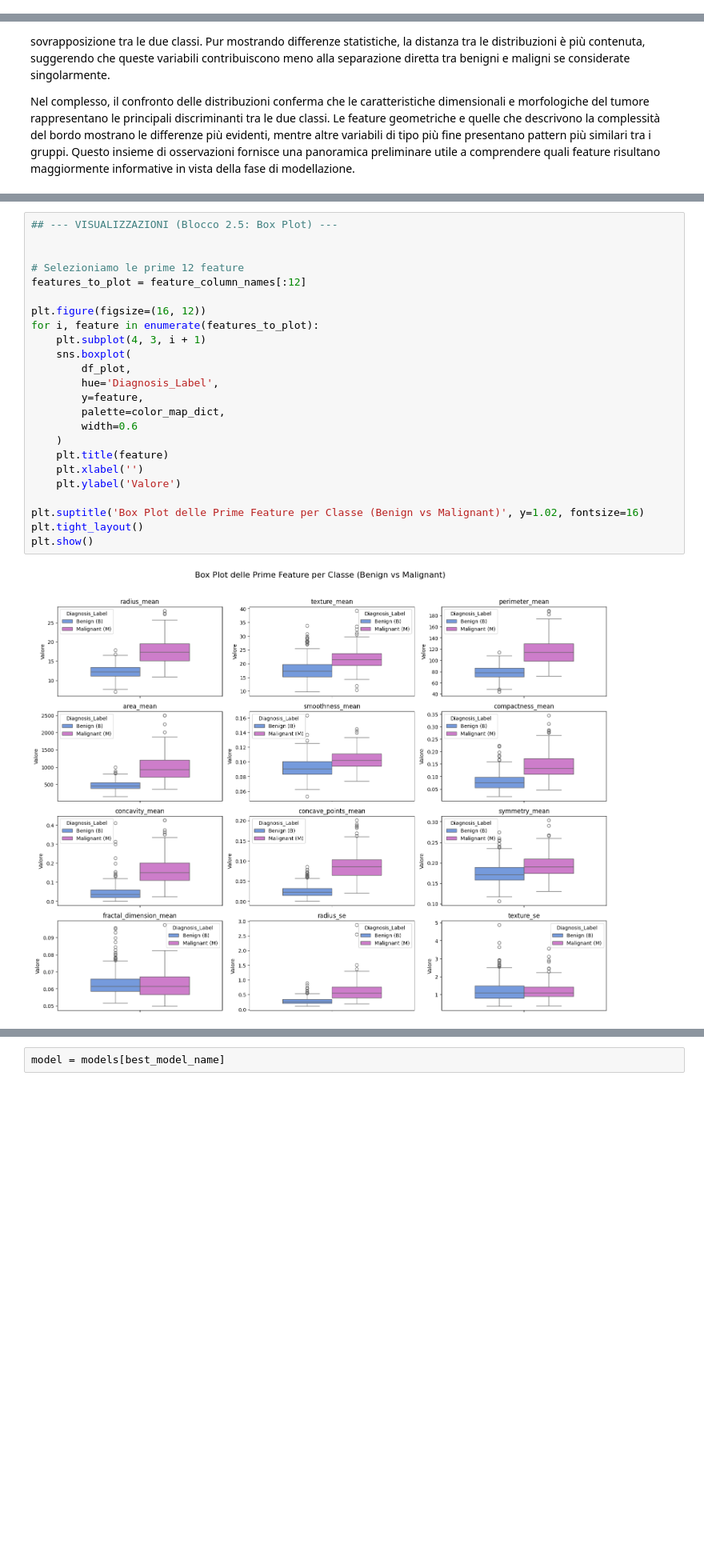
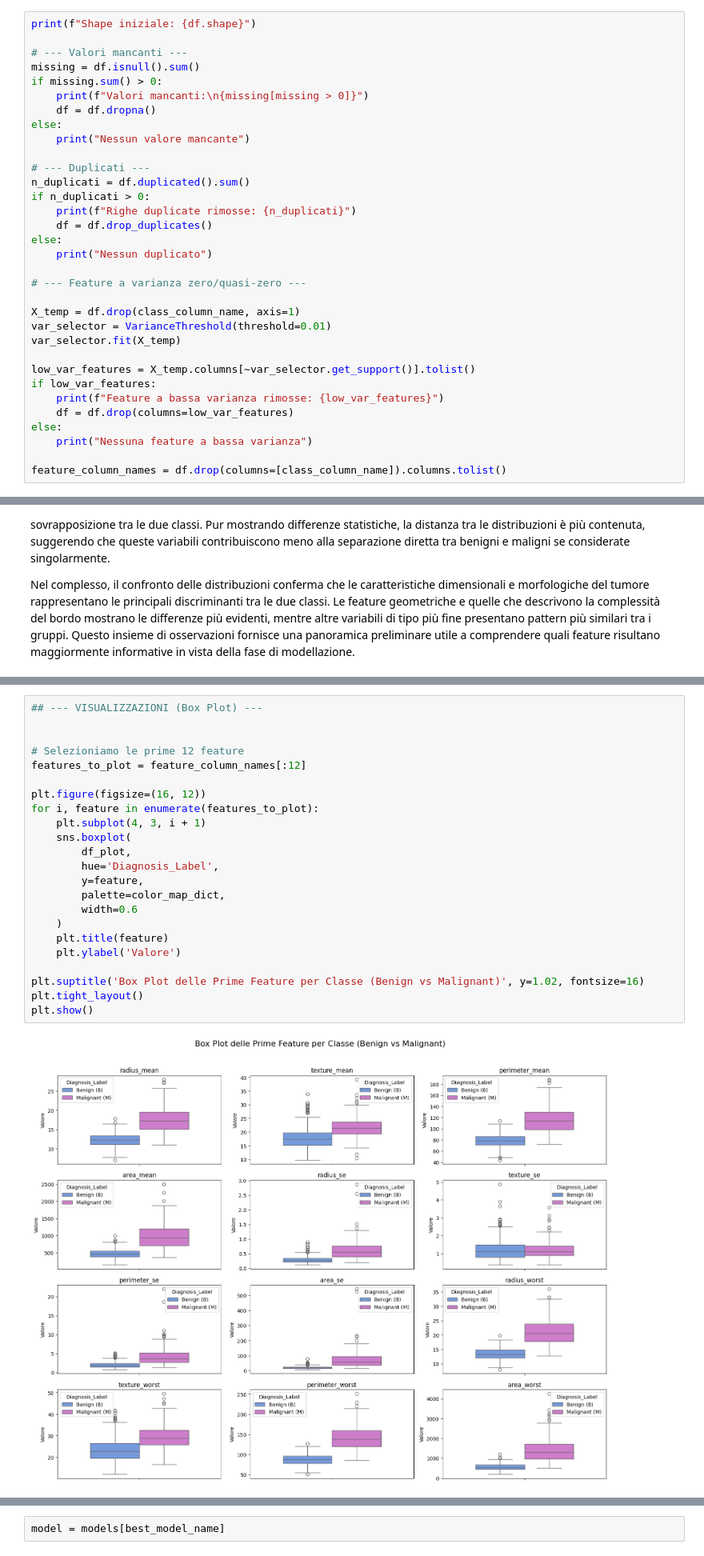
Before and after one commit to Pandanna/Data-Mining-Project, a Jupyter notebook: Cancer_dataset.ipynb, the cells around one changed output, grey strips where cells are left out. Shown at 80% size. Saved outputs shown, nothing was run; the diff lists cells and outputs as text; blank space fills up the shorter version.

```diff
--- a/Cancer_dataset.ipynb
+++ b/Cancer_dataset.ipynb
@@ -110,0 +108,33 @@ Name: count, dtype: int64
+# %%
+print(f"Shape iniziale: {df.shape}")
+
+# --- Valori mancanti ---
+missing = df.isnull().sum()
+if missing.sum() > 0:
+    print(f"Valori mancanti:\n{missing[missing > 0]}")
+    df = df.dropna()
+else:
+    print("Nessun valore mancante")
+
+# --- Duplicati ---
+n_duplicati = df.duplicated().sum()
+if n_duplicati > 0:
+    print(f"Righe duplicate rimosse: {n_duplicati}")
+    df = df.drop_duplicates()
+else:
+    print("Nessun duplicato")
+
+# --- Feature a varianza zero/quasi-zero ---
+
+X_temp = df.drop(class_column_name, axis=1)
+var_selector = VarianceThreshold(threshold=0.01)
+var_selector.fit(X_temp)
+
+low_var_features = X_temp.columns[~var_selector.get_support()].tolist()
+if low_var_features:
+    print(f"Feature a bassa varianza rimosse: {low_var_features}")
+    df = df.drop(columns=low_var_features)
+else:
+    print("Nessuna feature a bassa varianza")
+
+feature_column_names = df.drop(columns=[class_column_name]).columns.tolist()
@@ -205,29 +240,28 @@ Nel complesso, il confronto delle distribuzioni conferma che le caratteristiche
 # %%
-## --- VISUALIZZAZIONI (Blocco 2.5: Box Plot) ---
+## --- VISUALIZZAZIONI (Box Plot) ---
 
 
 # Selezioniamo le prime 12 feature
 features_to_plot = feature_column_names[:12]
 
 plt.figure(figsize=(16, 12))
 for i, feature in enumerate(features_to_plot):
     plt.subplot(4, 3, i + 1)
     sns.boxplot(
         df_plot,
         hue='Diagnosis_Label',
         y=feature,
         palette=color_map_dict,
         width=0.6
     )
     plt.title(feature)
-    plt.xlabel('')
     plt.ylabel('Valore')
 
 plt.suptitle('Box Plot delle Prime Feature per Classe (Benign vs Malignant)', y=1.02, fontsize=16)
 plt.tight_layout()
 plt.show()
 # %% [output]
-[figure, old version]
+[figure, new version]
 # %% [markdown]
 I box plot delle principali feature permettono di confrontare in modo immediato la distribuzione dei valori tra i campioni benigni e maligni. Osservando le variabili legate alle dimensioni del tumore, come radius_mean, perimeter_mean e area_mean, emerge una differenza netta tra le due classi: i tumori maligni mostrano mediane più elevate e una maggiore ampiezza dell’intervallo interquartile, indicando sia valori tipicamente più alti sia una variabilità superiore rispetto ai tumori benigni.
 
```
Also changed, not shown: parts of 33 cells of this notebook.
